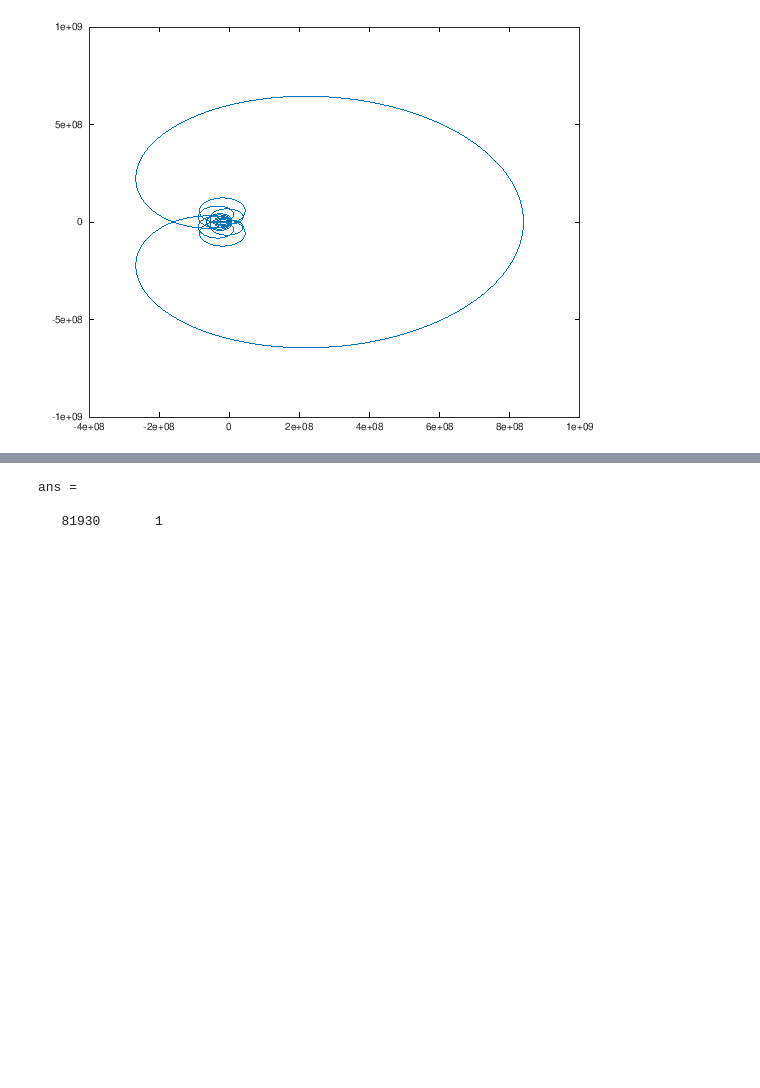
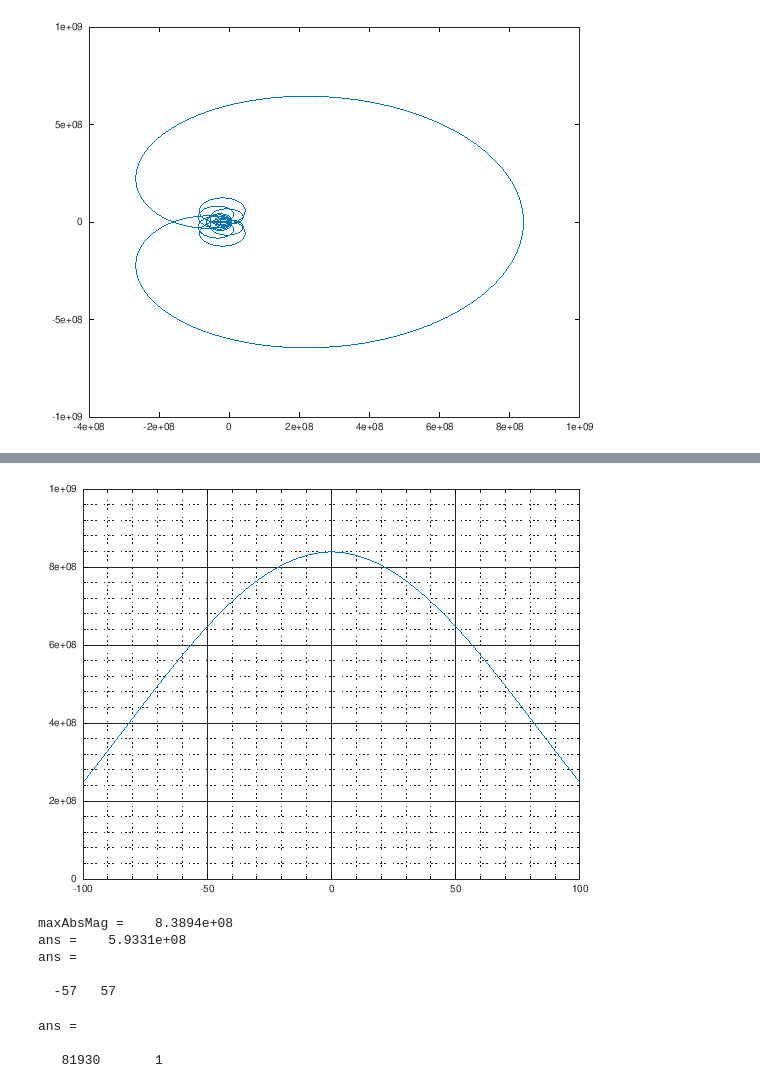
Before and after one commit to tbondy760/sat-chirp, a Jupyter notebook: Costas.ipynb, the cells around one changed output, grey strips where cells are left out. Saved outputs shown, nothing was run; the diff lists cells and outputs as text; code cells hidden in the pictures; blank space fills up the shorter version.

```diff
--- a/Costas.ipynb
+++ b/Costas.ipynb
@@ -195,3 +188,22 @@ plot(-pulseSamples:1:pulseSamples, abs(MagCV))
+# %%
+plot(-pulseSamples:1:pulseSamples, abs(MagCV))
+grid on
+grid minor
+axis([-100 100], "tic")
+# %% [output]
+[figure, added]
+# %%
+AbsMagCV = abs(MagCV);
+maxAbsMag = max(AbsMagCV)
+maxAbsMag/1.414
+find(AbsMagCV(:) >= ans);
+[-pulseSamples:1:pulseSamples]([ans(1), ans(end)])
+# %% [output]
+maxAbsMag =    8.3894e+08
+ans =    5.9331e+08
+ans =
+
+  -57   57
 # %%
 RefSigCV = vertcat(RefSigCoreCV, RefSigCoreCV);
 RefSigFreqCV = fft(RefSigCoreCV, rows(RefSigCoreCV)*10);
```
Also changed, not shown: parts of 12 cells of this notebook.
